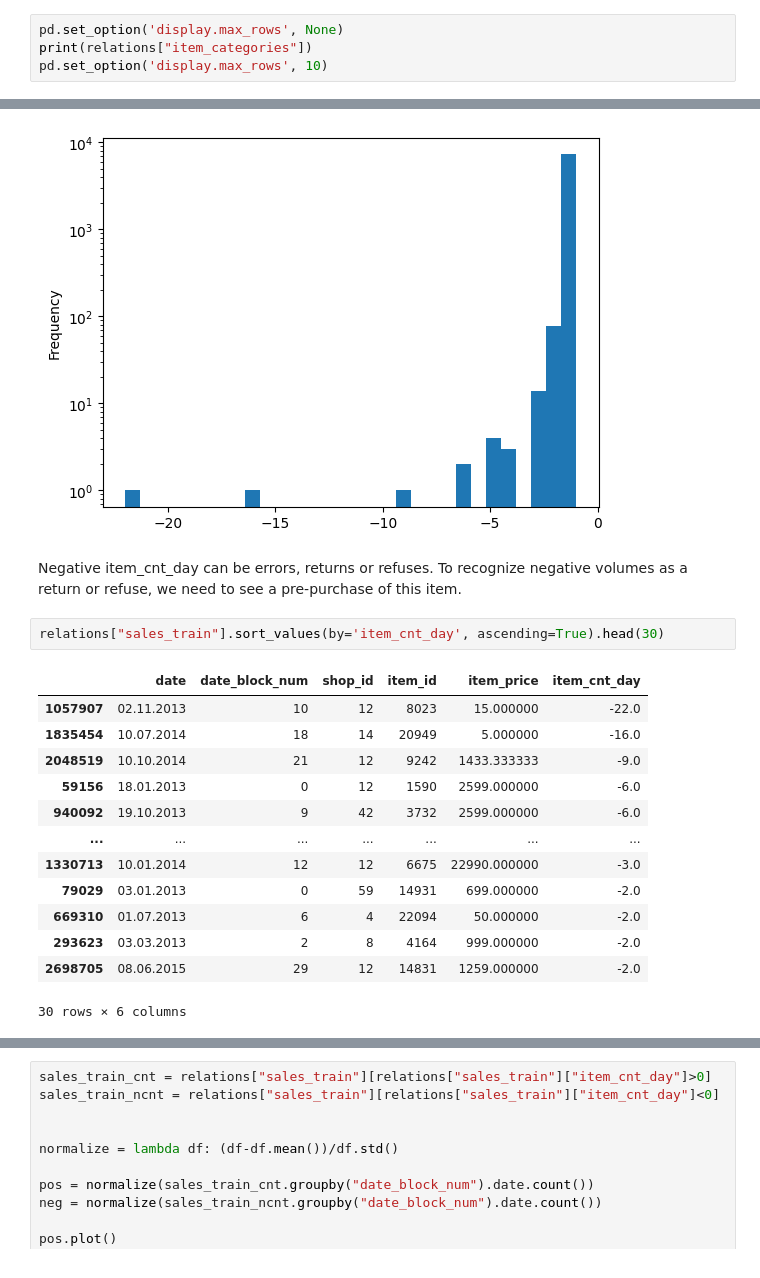
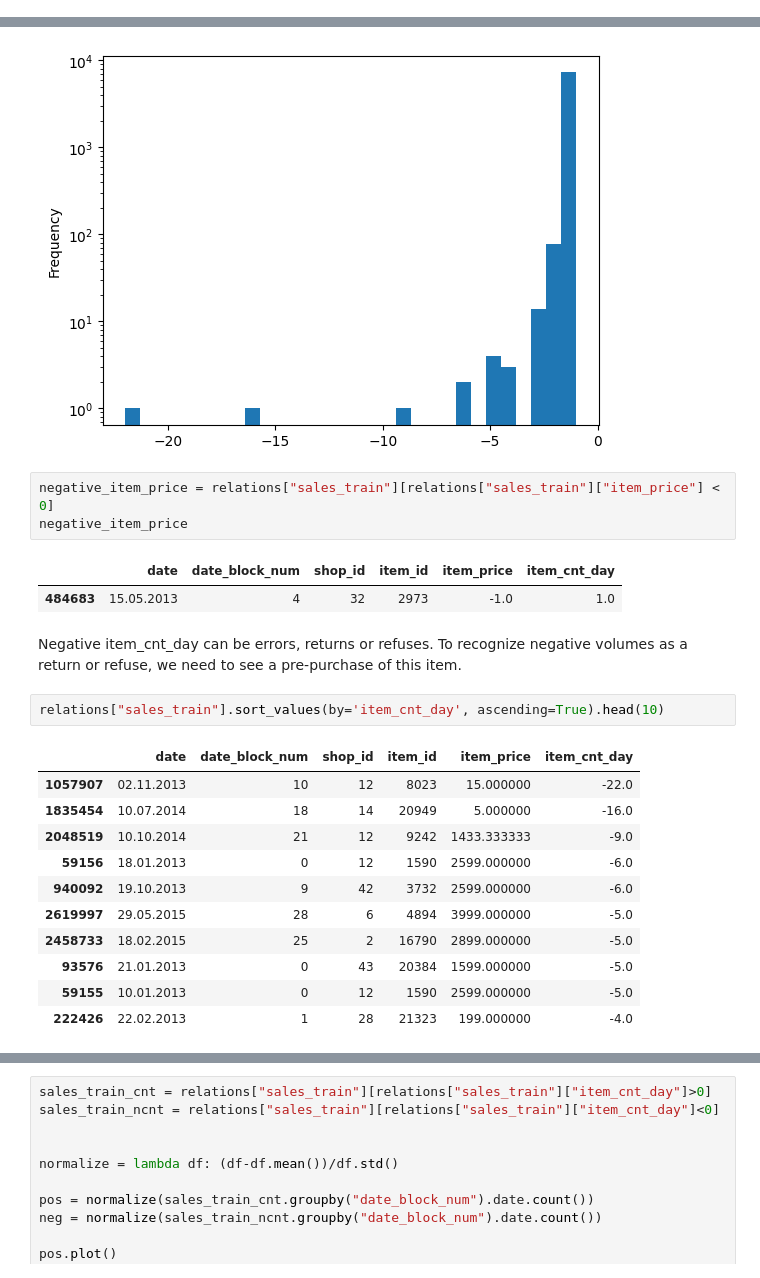
Before and after one commit to Aleksandra-Barysheva/ds_practice, a Jupyter notebook: notebooks/DQC_and_ETL.ipynb, the cells around one changed output, grey strips where cells are left out. Cells and saved outputs as stored; diff of their text form.

```diff
--- a/notebooks/DQC_and_ETL.ipynb
+++ b/notebooks/DQC_and_ETL.ipynb
@@ -83,4 +60,0 @@ Seems like some categories can be aggregated if necessary (maybe with some infor
-# %%
-pd.set_option('display.max_rows', None)
-print(relations["item_categories"])
-pd.set_option('display.max_rows', 10)
@@ -352,22 +146,26 @@ relations["sales_train"]["item_cnt_day"][relations["sales_train"]["item_cnt_day"
 # %% [output]
 [figure]
 [figure]
+# %%
+negative_item_price = relations["sales_train"][relations["sales_train"]["item_price"] < 0]
+negative_item_price
+# %% [output]
+|  | date | date_block_num | shop_id | item_id | item_price | item_cnt_day |
+| 484683 | 15.05.2013 | 4 | 32 | 2973 | -1.0 | 1.0 |
 # %% [markdown]
 Negative item_cnt_day can be errors, returns or refuses.
 To recognize negative volumes as a return or refuse, we need to see a pre-purchase of this item.
 # %%
-relations["sales_train"].sort_values(by='item_cnt_day', ascending=True).head(30)
+relations["sales_train"].sort_values(by='item_cnt_day', ascending=True).head(10)
 # %% [output]
 |  | date | date_block_num | shop_id | item_id | item_price | item_cnt_day |
 | 1057907 | 02.11.2013 | 10 | 12 | 8023 | 15.000000 | -22.0 |
 | 1835454 | 10.07.2014 | 18 | 14 | 20949 | 5.000000 | -16.0 |
 | 2048519 | 10.10.2014 | 21 | 12 | 9242 | 1433.333333 | -9.0 |
 | 59156 | 18.01.2013 | 0 | 12 | 1590 | 2599.000000 | -6.0 |
 | 940092 | 19.10.2013 | 9 | 42 | 3732 | 2599.000000 | -6.0 |
-| ... | ... | ... | ... | ... | ... | ... |
-| 1330713 | 10.01.2014 | 12 | 12 | 6675 | 22990.000000 | -3.0 |
-| 79029 | 03.01.2013 | 0 | 59 | 14931 | 699.000000 | -2.0 |
-| 669310 | 01.07.2013 | 6 | 4 | 22094 | 50.000000 | -2.0 |
-| 293623 | 03.03.2013 | 2 | 8 | 4164 | 999.000000 | -2.0 |
-| 2698705 | 08.06.2015 | 29 | 12 | 14831 | 1259.000000 | -2.0 |
+| 2619997 | 29.05.2015 | 28 | 6 | 4894 | 3999.000000 | -5.0 |
+| 2458733 | 18.02.2015 | 25 | 2 | 16790 | 2899.000000 | -5.0 |
+| 93576 | 21.01.2013 | 0 | 43 | 20384 | 1599.000000 | -5.0 |
+| 59155 | 10.01.2013 | 0 | 12 | 1590 | 2599.000000 | -5.0 |
+| 222426 | 22.02.2013 | 1 | 28 | 21323 | 199.000000 | -4.0 |
-30 rows × 6 columns
```
Also changed, not shown: parts of 53 cells of this notebook, 1 other file.
